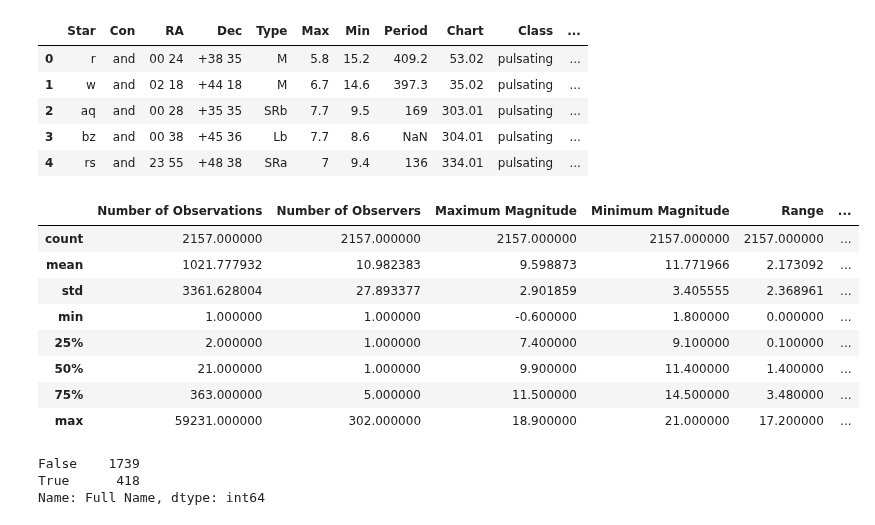
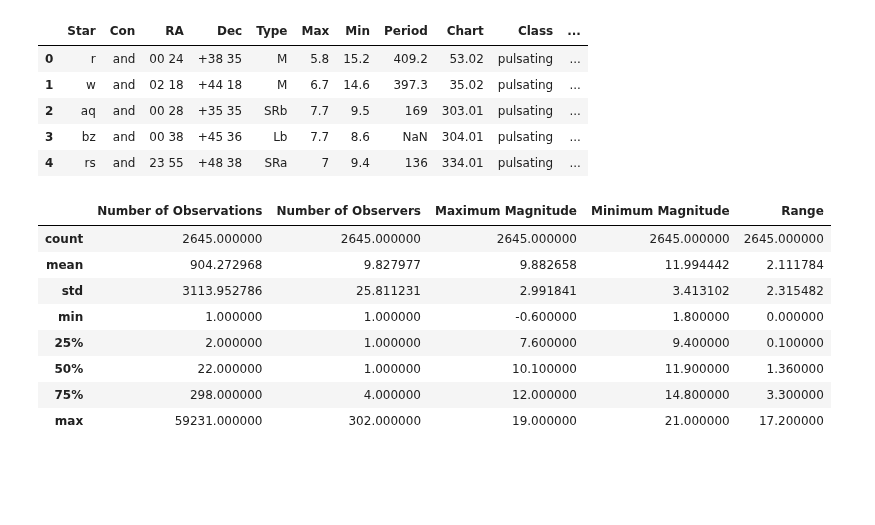
Before and after one commit to cjohnevans/Astro, a Jupyter notebook: review_baa_database_summary.ipynb, the cells around one changed output. Saved outputs shown, nothing was run; the diff lists cells and outputs as text; code cells hidden in the pictures; blank space fills up the shorter version.

Commit message:
Cleaned up old filters

```diff
--- a/review_baa_database_summary.ipynb
+++ b/review_baa_database_summary.ipynb
@@ -74,18 +41,13 @@ def load_baa_vsdb():
     # rename to match the seq_db DataFrame
     vsdb = vsdb.rename(columns={'Variable Star':'Full Name'})
     vsdb['Full Name'] = vsdb['Full Name'].str.lower()
-    # load the string matching patterns for constellations and BAA sequence files for filtering later.
-    pattern = load_const_pattern(const_file)
-    target_pattern = load_const_pattern(const_target_file)
-
     # get the JD portion of the first/last observation entries, and store as Astropy
     #  Time objects
     first_obs = vsdb['First Observation JD / UT'].str.split(expand=True)
     latest_obs = vsdb['Latest Observation JD / UT'].str.split(expand=True)
     vsdb['First JD'] = Time(first_obs.iloc[:,0].tolist(), format='jd')
     vsdb['Latest JD'] = Time(latest_obs.iloc[:,0].tolist(), format='jd')
-    vsdb.head()
-    return (vsdb, pattern, target_pattern)
+    return vsdb
 # %%
 seq_db = load_baa_sequence_db()
 seq_db.head()
@@ -98,43 +60,28 @@ seq_db.head()
 | 4 | rs | and | 23 55 | +48 38 | SRa | 7 | 9.4 | 136 | 334.01 | pulsating | ... |
 # %%
 # Load database
-(vsdb_full, const_pattern, const_target_pattern) = load_baa_vsdb()
+vsdb_full = load_baa_vsdb()
 # Database filtering
 # VALID CONSTELLATION: where the Variable Star column has where there are two fields in the name (e.g. 'TX Dra')
 #     and the VS Constellation column matches a valid constellation
 vsdb_allconst = vsdb_full
-vsdb_allconst['Valid_nFields'] = vsdb_allconst['Full Name'].str.count(' ')
+#vsdb_allconst['Valid_nFields'] = vsdb_allconst['Full Name'].str.count(' ')
 
 #remove rows which don't have 1 nFields
-vsdb_allconst.drop(vsdb_allconst[vsdb_allconst.Valid_nFields != 1].index, inplace=True)
+#vsdb_allconst.drop(vsdb_allconst[vsdb_allconst.Valid_nFields != 1].index, inplace=True)
 
-# set the second field to be a 'Constellation' description.  Needs to be lower case to match pattern, above.
-vs_const = vsdb_allconst['Full Name'].str.split(expand=True)
-vsdb_allconst['VS Constellation'] = vs_const[1].str.lower()
-
-# check whether str.contains is working...
-vsdb_allconst['VS Constellation'].str.contains(const_pattern)==True
-
-# drop all rows where the str.contains() conditional statement
-vsdb_allconst.drop(vsdb_allconst[vsdb_allconst['VS Constellation'].str.contains(const_pattern)==False].index, inplace=True)
-vsdb_allconst.describe()
+# set the second field to be a 'Constellation' description.  Change to lower case
+vs_const = vsdb_full['Full Name'].str.split(expand=True)
+vsdb_full['VS Constellation'] = vs_const[1].str.lower()
+vsdb_full.describe()
 # %% [output]
-|  | Number of Observations | Number of Observers | Maximum Magnitude | Minimum Magnitude | Range | ... |
-| count | 2157.000000 | 2157.000000 | 2157.000000 | 2157.000000 | 2157.000000 | ... |
-| mean | 1021.777932 | 10.982383 | 9.598873 | 11.771966 | 2.173092 | ... |
-| std | 3361.628004 | 27.893377 | 2.901859 | 3.405555 | 2.368961 | ... |
-| min | 1.000000 | 1.000000 | -0.600000 | 1.800000 | 0.000000 | ... |
-| 25% | 2.000000 | 1.000000 | 7.400000 | 9.100000 | 0.100000 | ... |
-| 50% | 21.000000 | 1.000000 | 9.900000 | 11.400000 | 1.400000 | ... |
-| 75% | 363.000000 | 5.000000 | 11.500000 | 14.500000 | 3.480000 | ... |
-| max | 59231.000000 | 302.000000 | 18.900000 | 21.000000 | 17.200000 | ... |
+|  | Number of Observations | Number of Observers | Maximum Magnitude | Minimum Magnitude | Range |
+| count | 2645.000000 | 2645.000000 | 2645.000000 | 2645.000000 | 2645.000000 |
+| mean | 904.272968 | 9.827977 | 9.882658 | 11.994442 | 2.111784 |
+| std | 3113.952786 | 25.811231 | 2.991841 | 3.413102 | 2.315482 |
+| min | 1.000000 | 1.000000 | -0.600000 | 1.800000 | 0.000000 |
+| 25% | 2.000000 | 1.000000 | 7.600000 | 9.400000 | 0.100000 |
+| 50% | 22.000000 | 1.000000 | 10.100000 | 11.900000 | 1.360000 |
+| 75% | 298.000000 | 4.000000 | 12.000000 | 14.800000 | 3.300000 |
+| max | 59231.000000 | 302.000000 | 19.000000 | 21.000000 | 17.200000 |
-# %%
-# Next, cross-reference against stars which exist in the VSS sequence lists
-# this checks whether each Variable Star in vsdb is present in seq_db
-# majority AREN'T in the sequence lists (seq_db)
-vsdb_allconst['Full Name'].isin(seq_db['Full Name']).value_counts()
-# %% [output]
-False    1739
-True      418
-Name: Full Name, dtype: int64
 # %%
```
Also changed, not shown: parts of 14 cells of this notebook, 1 other file.
